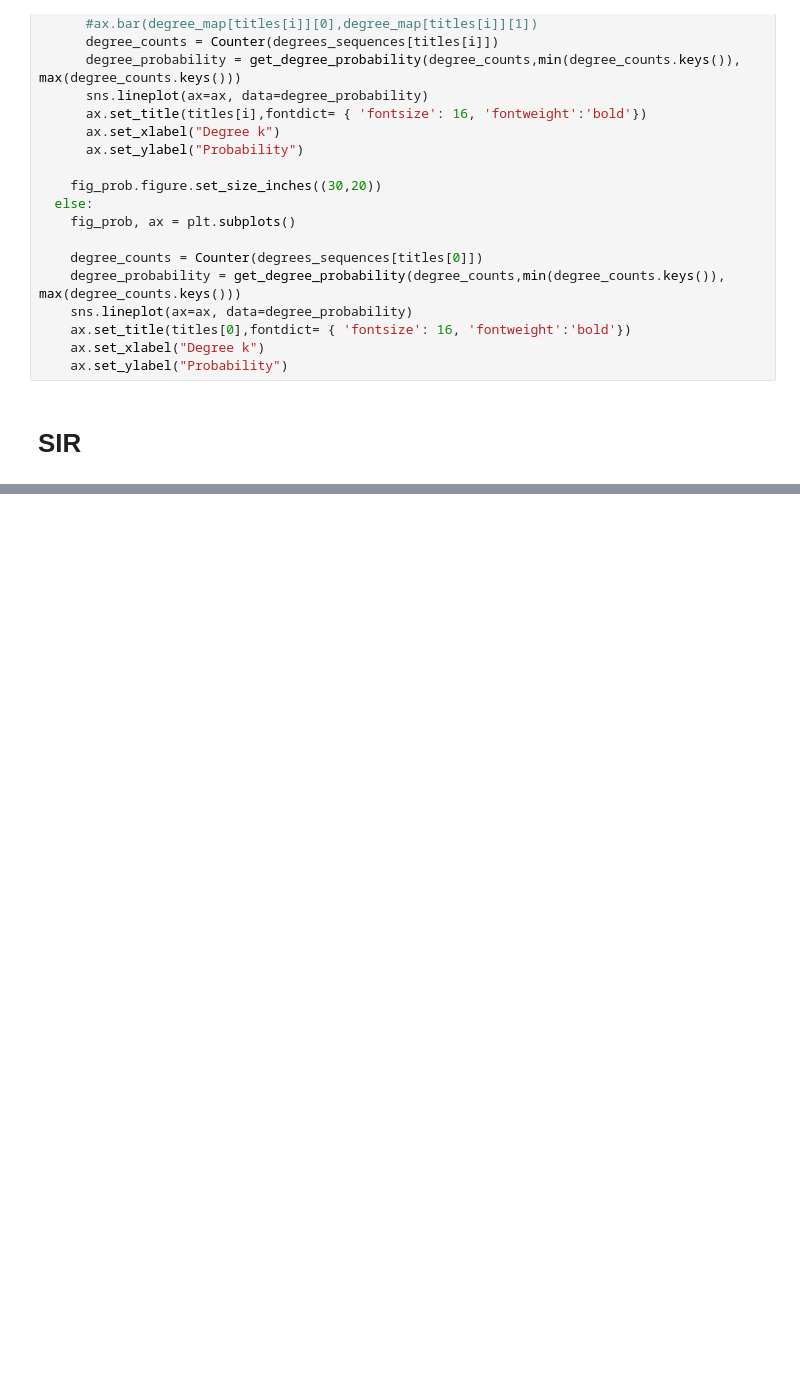
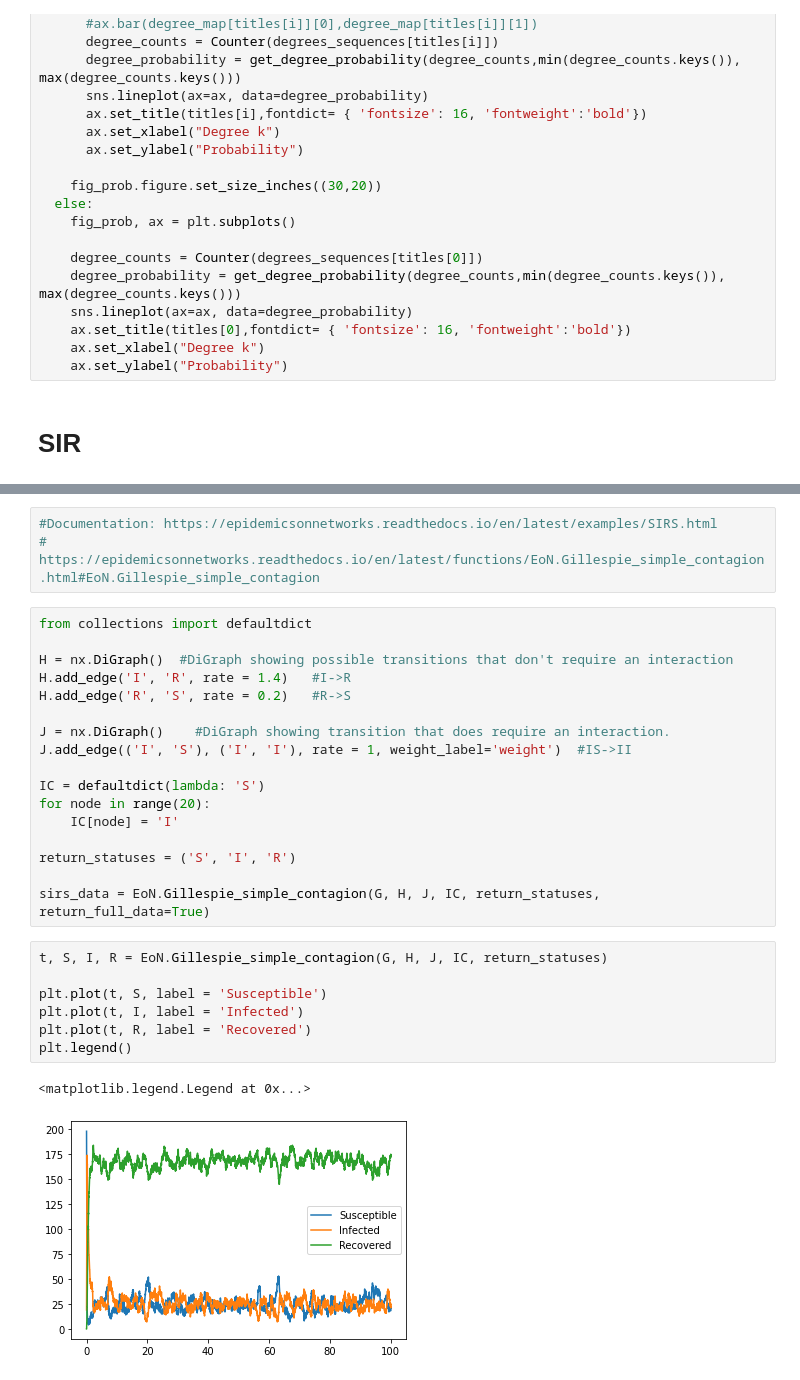
Before and after one commit to danielegerbaldo/Complex-Networks-Analysis-Project, a Jupyter notebook: CNA_Section_6_Epidemics.ipynb, the cells around one changed output, grey strips where cells are left out. Cells and saved outputs as stored; diff of their text form; blank space fills up the shorter version.

Commit message:
update epidemics notebook

```diff
--- a/CNA_Section_6_Epidemics.ipynb
+++ b/CNA_Section_6_Epidemics.ipynb
@@ -193,0 +225,30 @@ ani.save('SIR.mp4', fps=5, extra_args=['-vcodec', 'libx264'])
+# %%
+#Documentation: https://epidemicsonnetworks.readthedocs.io/en/latest/examples/SIRS.html
+#               https://epidemicsonnetworks.readthedocs.io/en/latest/functions/EoN.Gillespie_simple_contagion.html#EoN.Gillespie_simple_contagion
+# %%
+from collections import defaultdict
+
+H = nx.DiGraph()  #DiGraph showing possible transitions that don't require an interaction
+H.add_edge('I', 'R', rate = 1.4)   #I->R
+H.add_edge('R', 'S', rate = 0.2)   #R->S
+
+J = nx.DiGraph()    #DiGraph showing transition that does require an interaction.
+J.add_edge(('I', 'S'), ('I', 'I'), rate = 1, weight_label='weight')  #IS->II
+
+IC = defaultdict(lambda: 'S')
+for node in range(20):
+    IC[node] = 'I'
+
+return_statuses = ('S', 'I', 'R')
+
+sirs_data = EoN.Gillespie_simple_contagion(G, H, J, IC, return_statuses, return_full_data=True)
+# %%
+t, S, I, R = EoN.Gillespie_simple_contagion(G, H, J, IC, return_statuses)
+
+plt.plot(t, S, label = 'Susceptible')
+plt.plot(t, I, label = 'Infected')
+plt.plot(t, R, label = 'Recovered')
+plt.legend()
+# %% [output]
+<matplotlib.legend.Legend at 0x...>
+[figure, added]
```
Also changed, not shown: parts of 11 cells of this notebook.
